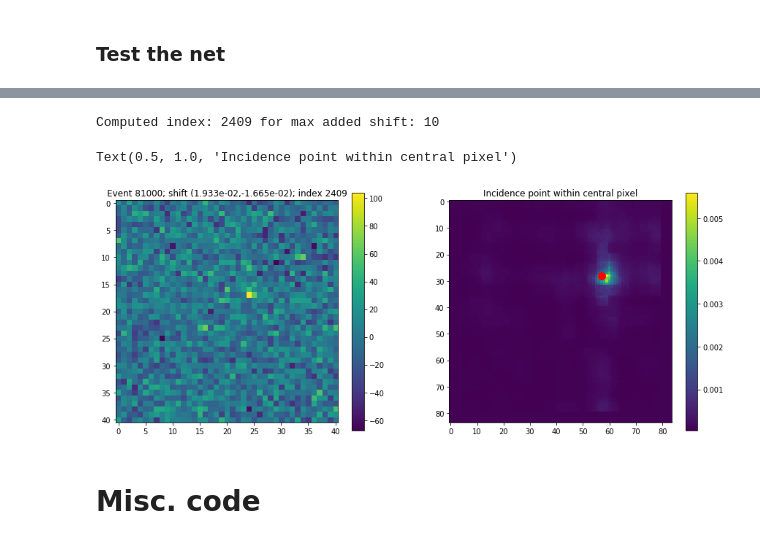
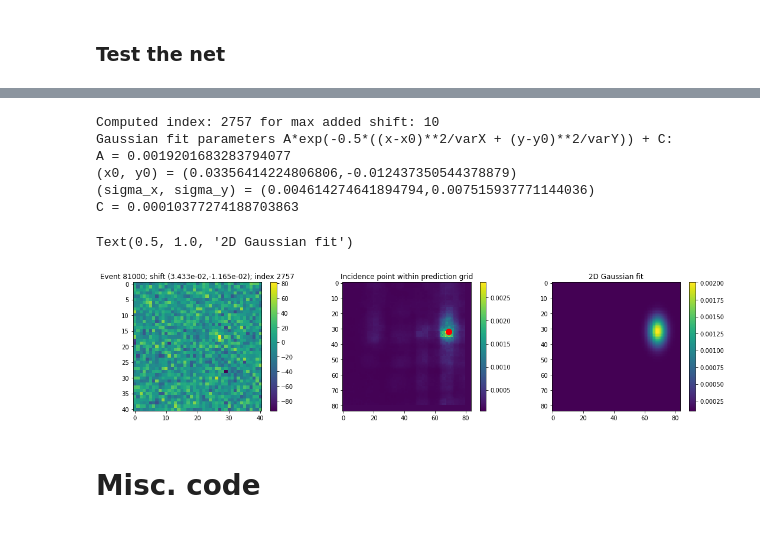
Before and after one commit to jerenner/emsim, a Jupyter notebook: emsim.ipynb, the cells around one changed output, grey strips where cells are left out. Cells and saved outputs as stored; diff of their text form; code cells hidden in the pictures.

Commit message:
Adds Gaussian-based sigma determination

```diff
--- a/emsim.ipynb
+++ b/emsim.ipynb
@@ -298,5 +332,9 @@ def compute_sigmas(prob_dist):
 # %%
-evts = np.arange(80000,85000)#100000)
+evts = np.arange(80000,90000)
+
+# Get the x and y coordinates of the 2D error prediction grid, in mm.
+x_errgrid = np.arange(0,tr.ERR_SIZE)*ERR_PIXEL_SIZE + SHIFTED_ERR_RANGE_MIN + ERR_PIXEL_SIZE/2
+y_errgrid = np.arange(0,tr.ERR_SIZE)*ERR_PIXEL_SIZE + SHIFTED_ERR_RANGE_MIN + ERR_PIXEL_SIZE/2
 
 l_evt, l_xtrue, l_ytrue, l_xpred, l_ypred, l_sigmax, l_sigmay = [], [], [], [], [], [], []
 for evt in evts:
@@ -319,7 +357,12 @@ for evt in evts:
     #print("[Evt",evt,"]: Index is",evt_err_ind,"with predicted",ipred,"; x = {} (predicted {}), y = {} (predicted {})".format(evt_lbl[0],xpred,evt_lbl[1],ypred))
 
     # Compute the sigmas of the distribution.
-    sigma_x, sigma_y = compute_sigmas(prob)
+    sigma_x0, sigma_y0 = compute_sigmas(prob)
+    popt, pcov = fit_sigmas(prob,x_errgrid,y_errgrid,xpred,ypred,sigma_x0,sigma_y0)
+    sigma_x = popt[3]**0.5
+    sigma_y = popt[4]**0.5
+    #print("sigma_x = {}, initial estimate {}".format(sigma_x,sigma_x_i))
+    #print("sigma_y = {}, initial estimate {}".format(sigma_y,sigma_y_i))
 
     # Fill the lists.
     l_evt.append(evt)
@@ -435,42 +490,67 @@ evt_err_ind = evt_item[2]
 
 SHIFTED_ERR_RANGE_MIN = tr.PIXEL_ERR_RANGE_MIN - dset.add_shift*tr.PIXEL_SIZE
 SHIFTED_ERR_RANGE_MAX = tr.PIXEL_ERR_RANGE_MAX + dset.add_shift*tr.PIXEL_SIZE
 
 xbin = int(tr.ERR_SIZE*(evt_lbl[0] - SHIFTED_ERR_RANGE_MIN)/(SHIFTED_ERR_RANGE_MAX - SHIFTED_ERR_RANGE_MIN))
 xbin = max(xbin,0)
 xbin = min(xbin,tr.ERR_SIZE-1)
 
 ybin = int(tr.ERR_SIZE*(evt_lbl[1] - SHIFTED_ERR_RANGE_MIN)/(SHIFTED_ERR_RANGE_MAX - SHIFTED_ERR_RANGE_MIN))
 ybin = max(ybin,0)
 ybin = min(ybin,tr.ERR_SIZE-1)
 
 print("Computed index:",(ybin*tr.ERR_SIZE) + xbin,"for max added shift:",dset.add_shift)
 
 # Send through the model.
 data = torch.tensor(evt_arr).float().unsqueeze(0).unsqueeze(1).cuda()
 target = torch.tensor(np.array(evt_err_ind)).long().cuda()
+output_score = model(data)
 
-output_score = model(data)
+# Compute the predicted pixel and (x,y) values.
 prob = np.array(softmax(output_score).cpu().detach().numpy()).reshape([tr.ERR_SIZE,tr.ERR_SIZE])
+ipred = np.argmax(prob)
+xpred = int(ipred % tr.ERR_SIZE)*ERR_PIXEL_SIZE + SHIFTED_ERR_RANGE_MIN + ERR_PIXEL_SIZE/2
+ypred = int(ipred / tr.ERR_SIZE)*ERR_PIXEL_SIZE + SHIFTED_ERR_RANGE_MIN + ERR_PIXEL_SIZE/2
+#print("[Evt",evt,"]: Index is",evt_err_ind,"with predicted",ipred,"; x = {} (predicted {}), y = {} (predicted {})".format(evt_lbl[0],xpred,evt_lbl[1],ypred))
+
+# Compute the sigmas of the distribution.
+sigma_x0, sigma_y0 = compute_sigmas(prob)
+popt, pcov = fit_sigmas(prob,x_errgrid,y_errgrid,xpred,ypred,sigma_x0,sigma_y0)
+fit_data = mult_gaussFun_Fit((x_errgrid,y_errgrid),*popt).reshape([tr.ERR_SIZE,tr.ERR_SIZE])
+print("Gaussian fit parameters A*exp(-0.5*((x-x0)**2/varX + (y-y0)**2/varY)) + C:")
+print("A = {}".format(popt[0]))
+print("(x0, y0) = ({},{})".format(popt[1],popt[2]))
+print("(sigma_x, sigma_y) = ({},{})".format(popt[3]**0.5,popt[4]**0.5))
+print("C = {}".format(popt[5]))
 
 fig = plt.figure()
-fig.set_figheight(6.0)
-fig.set_figwidth(15.0)
+fig.set_figheight(4.0)
+fig.set_figwidth(18.0)
 
-ax1 = fig.add_subplot(121)
+ax1 = fig.add_subplot(131)
 plt.imshow(evt_arr)
 plt.colorbar()
 plt.title("Event {}; shift ({:.3e},{:.3e}); index {}".format(evt_plt,evt_lbl[0],evt_lbl[1],evt_err_ind))
 
-ax2 = fig.add_subplot(122)
+ax2 = fig.add_subplot(132)
 ax2.plot([xbin],[ybin],color='red',marker='o',markersize=10)
 plt.imshow(prob)
 plt.colorbar()
-plt.title("Incidence point within central pixel")
+plt.title("Incidence point within prediction grid")
+
+ax3 = fig.add_subplot(133)
+plt.imshow(fit_data)
+plt.colorbar()
+plt.title("2D Gaussian fit")
 # %% [output]
-Computed index: 2409 for max added shift: 10
+Computed index: 2757 for max added shift: 10
+Gaussian fit parameters A*exp(-0.5*((x-x0)**2/varX + (y-y0)**2/varY)) + C:
+A = 0.0019201683283794077
+(x0, y0) = (0.03356414224806806,-0.012437350544378879)
+(sigma_x, sigma_y) = (0.004614274641894794,0.007515937771144036)
+C = 0.00010377274188703863
-Text(0.5, 1.0, 'Incidence point within central pixel')
+Text(0.5, 1.0, '2D Gaussian fit')
-[figure, old version]
+[figure, new version]
 # %% [markdown]
 # Misc. code
 # %%
```
Also changed, not shown: parts of 6 cells of this notebook.
